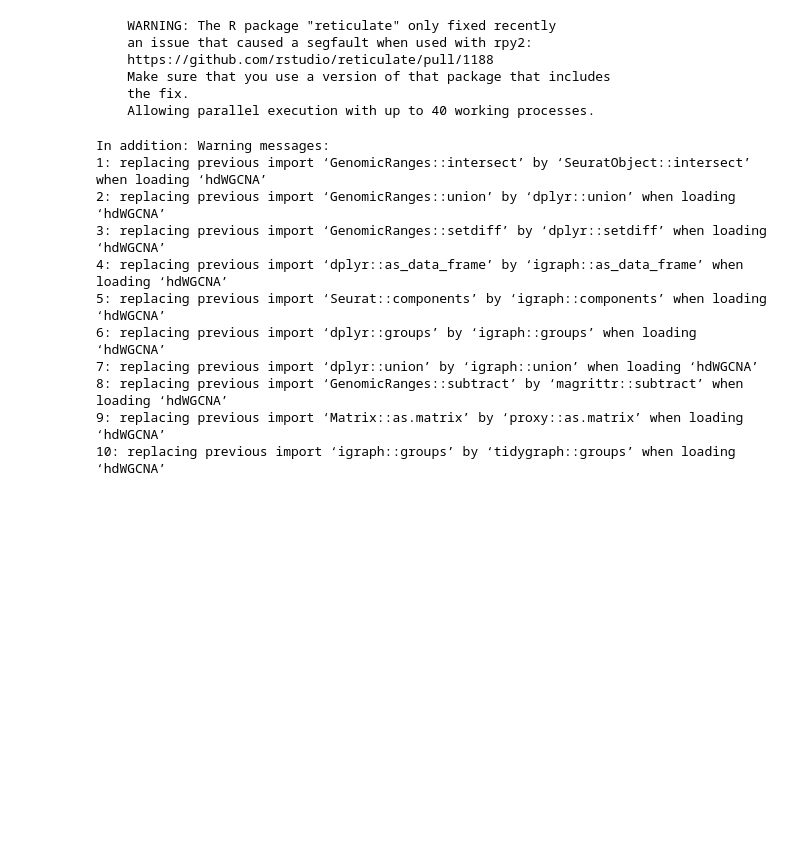
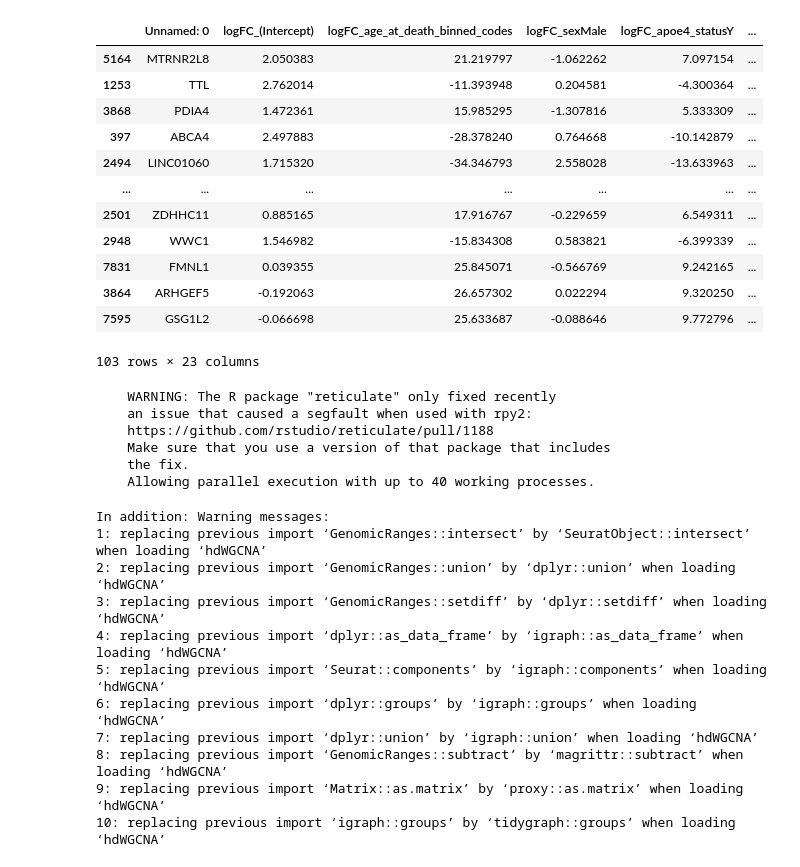
Before and after one commit to TemiLeke/cell_cell_communication, a Jupyter notebook: scripts/03_differential_pathway_activity.ipynb, the cells around one changed output. Saved outputs shown, nothing was run; the diff lists cells and outputs as text; code cells hidden in the pictures; blank space fills up the shorter version.

```diff
--- a/scripts/03_differential_pathway_activity.ipynb
+++ b/scripts/03_differential_pathway_activity.ipynb
@@ -53,3 +58,21 @@ Session information updated at 2024-11-26 12:41
+# %%
+df = pd.read_csv('/media/tadeoye/Volume1/data/seq/SEA-AD/MTG/RNAseq/results/differential_gene_expression/VLMC/continuous_pseudo_progression_score/VLMC_VLMC_across_continuous_pseudo_progression_score_DE.csv')
+# %%
+df[df.p_continuous_pseudo_progression_score<0.01].sort_values('p_continuous_pseudo_progression_score')
+# %% [output]
+|  | Unnamed: 0 | logFC_(Intercept) | logFC_age_at_death_binned_codes | logFC_sexMale | logFC_apoe4_statusY | ... |
+| 5164 | MTRNR2L8 | 2.050383 | 21.219797 | -1.062262 | 7.097154 | ... |
+| 1253 | TTL | 2.762014 | -11.393948 | 0.204581 | -4.300364 | ... |
+| 3868 | PDIA4 | 1.472361 | 15.985295 | -1.307816 | 5.333309 | ... |
+| 397 | ABCA4 | 2.497883 | -28.378240 | 0.764668 | -10.142879 | ... |
+| 2494 | LINC01060 | 1.715320 | -34.346793 | 2.558028 | -13.633963 | ... |
+| ... | ... | ... | ... | ... | ... | ... |
+| 2501 | ZDHHC11 | 0.885165 | 17.916767 | -0.229659 | 6.549311 | ... |
+| 2948 | WWC1 | 1.546982 | -15.834308 | 0.583821 | -6.399339 | ... |
+| 7831 | FMNL1 | 0.039355 | 25.845071 | -0.566769 | 9.242165 | ... |
+| 3864 | ARHGEF5 | -0.192063 | 26.657302 | 0.022294 | 9.320250 | ... |
+| 7595 | GSG1L2 | -0.066698 | 25.633687 | -0.088646 | 9.772796 | ... |
+103 rows × 23 columns
 # %%
 %%R
 
```
Also changed, not shown: parts of 24 cells of this notebook, 16 other files.
